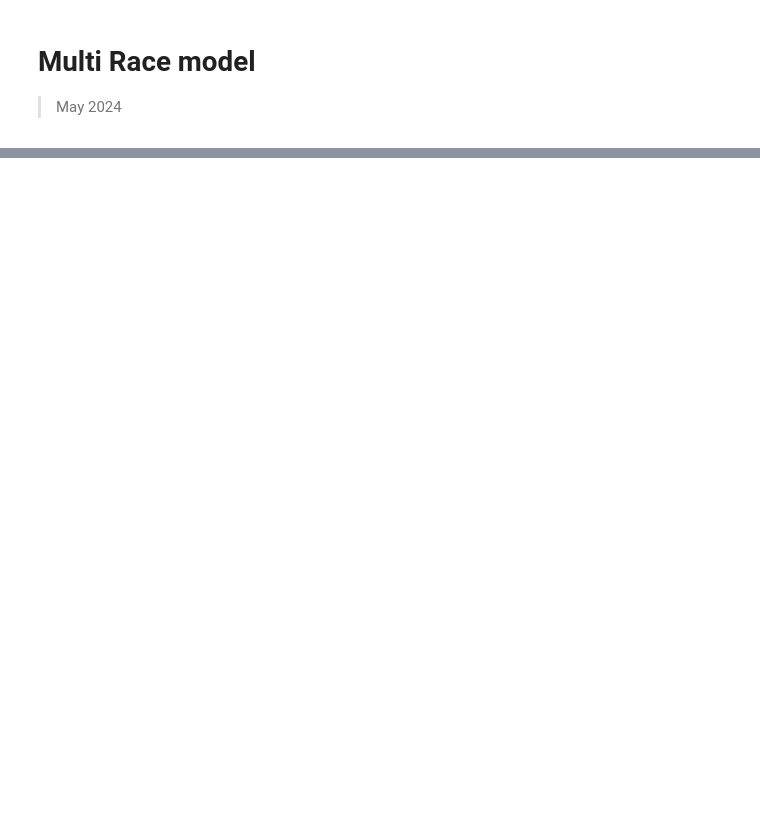
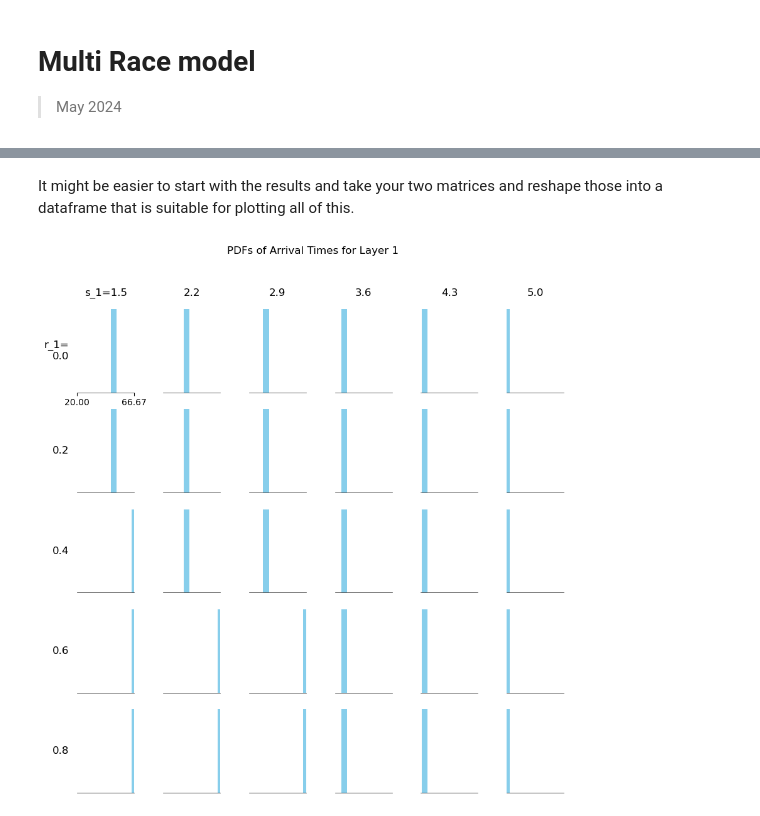
Before and after one commit to PaoloBova/gh-pages-example, a Jupyter notebook: nbs/Analysis/17_multi_race.ipynb, the cells around one changed output, grey strips where cells are left out. Cells and saved outputs as stored; diff of their text form; code cells hidden in the pictures; blank space fills up the shorter version.

```diff
--- a/nbs/Analysis/17_multi_race.ipynb
+++ b/nbs/Analysis/17_multi_race.ipynb
@@ -330,0 +739,57 @@ plot_heatmap(table,
+# %% [markdown]
+It might be easier to start with the results and take your two matrices and reshape
+those into a dataframe that is suitable for plotting all of this.
+# %%
+def melt_df_into_states(df):
+       """
+       Reshape dataframe so that the frequency columns are melted into a signle
+       column where each row is a possible state and select outcomes relevant to
+       each state.
+       """
+       columns = df.columns
+       frequency_columns = [col for col in columns if col.endswith("_frequency")]
+       frequency_columns = [col for col in frequency_columns if len(col.split("-")) == 2]
+       state_columns = [f"{state}_frequency" for state in recurrent_states_labels]
+       arrival_time_cols = [col for col in columns if col.startswith("arrival_times_L")]
+       safe_time_cols = [col for col in columns if col.startswith("safe_times_L")]
+
+       df_reshaped = df.melt(id_vars=["s_1", "s_2",
+                                   "p_1", "p_2",
+                                   "r_1", "r_2",
+                                   "alpha_1", "alpha_2",
+                                   "gamma_1", "gamma_2",
+                                   "B_1", "B_2",
+                                   "W_1", "W_2",
+                                   *arrival_time_cols,
+                                   *safe_time_cols],
+                            value_vars=frequency_columns,
+                            var_name="state",
+                            value_name="frequency")
+       df_reshaped["state"] = df_reshaped["state"].str.replace("_frequency", "")
+       # I need to find the arrival time relevant to the state we are melting to
+       # I can do this by finding the state in the arrival_time_cols
+       # and then extracting the arrival time from the corresponding column
+       df_reshaped["profile"] = ["-".join([str.split(state, "-")[0], str.split(state, "-")[0],
+                                          str.split(state, "-")[1], str.split(state, "-")[1]])
+              for state in df_reshaped.state]
+       df_reshaped["arrival_time_layer_1"] = [df_reshaped[f"arrival_times_L1_profile_{profile}"][i]
+                                              for i, profile in enumerate(df_reshaped.profile)]
+       df_reshaped["arrival_time_layer_2"] = [df_reshaped[f"arrival_times_L2_profile_{profile}"][i]
+                                              for i, profile in enumerate(df_reshaped.profile)]
+       df_reshaped["safe_time_layer_1"] = [df_reshaped[f"safe_times_L1_profile_{profile}"][i]
+                                           for i, profile in enumerate(df_reshaped.profile)]
+       df_reshaped["safe_time_layer_2"] = [df_reshaped[f"safe_times_L2_profile_{profile}"][i]
+                                           for i, profile in enumerate(df_reshaped.profile)]
+       return df_reshaped
+
+def plot_pdfs_l1(df, selected_s_2=selected_s_2, selected_p_2=selected_p_2):
+    df_plot = df[(df["s_2"] == selected_s_2) & (df["p_2"] == selected_p_2)]
+    df_reshaped = melt_df_into_states(df_plot)
+    fig, axs = plot_generic_grid(df_reshaped, 's_1', 'r_1', 'arrival_time_layer_1')
+    axs = add_pdfs_to_grid(axs, df_reshaped, 's_1', 'r_1', 'arrival_time_layer_1', 'frequency')
+    fig.suptitle("PDFs of Arrival Times for Layer 1",)
+    return fig
+
+fig = plot_pdfs_l1(df)
+# %% [output]
+[figure, added]
```
Also changed, not shown: parts of 49 cells of this notebook, 1 other file.
